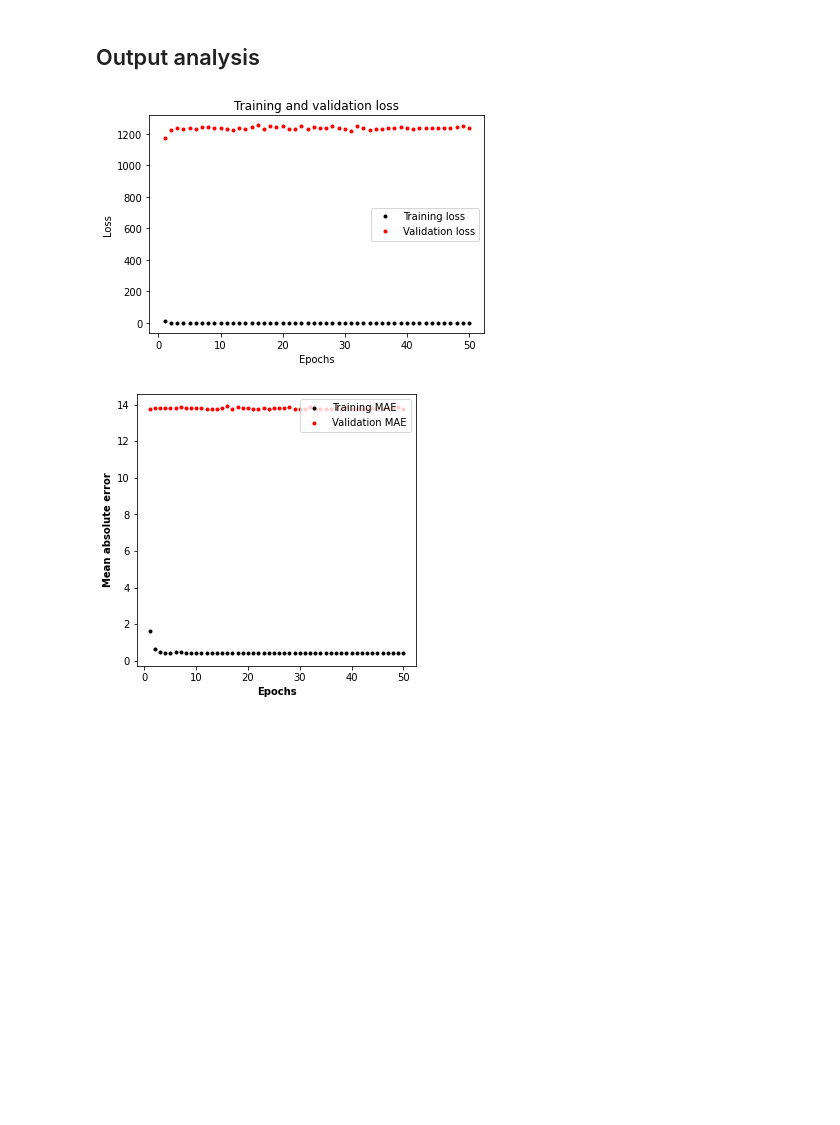
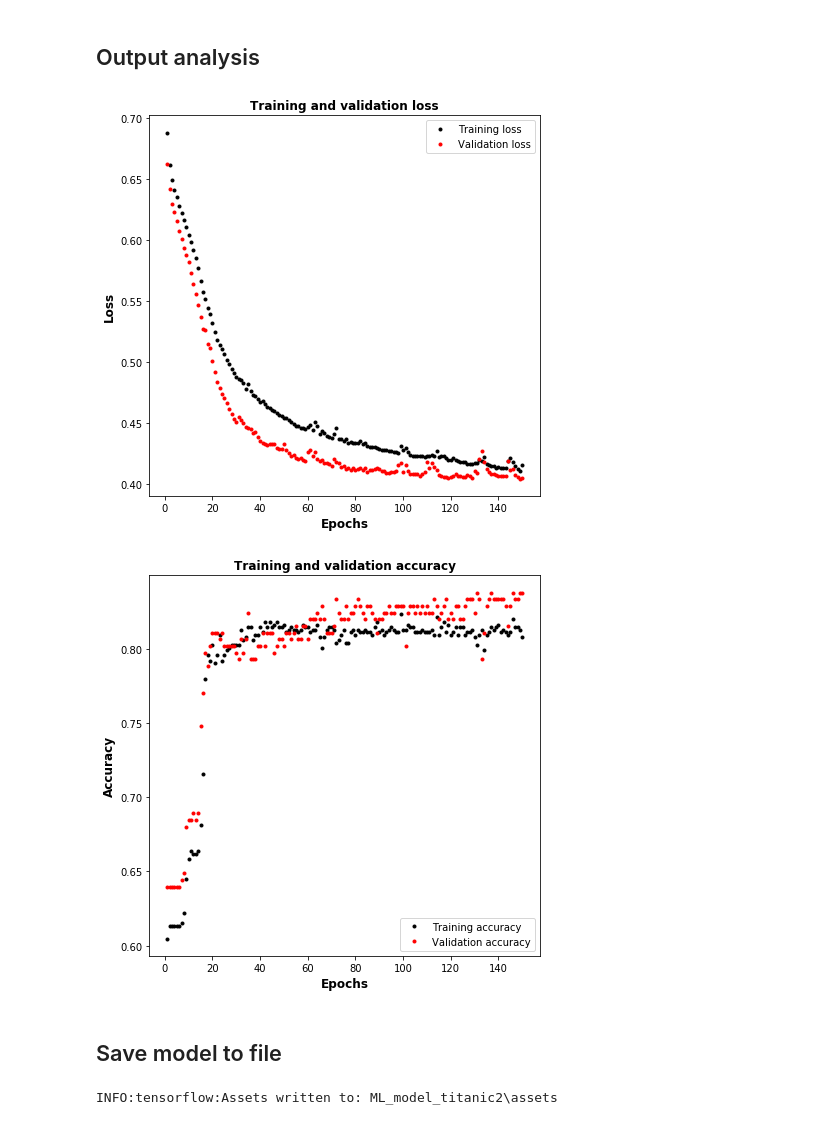
Before and after one commit to szajakubiak/titanic2_prediction, a Jupyter notebook: titanic2_train.ipynb, the cells around one changed output. Cells and saved outputs as stored; diff of their text form; code cells hidden in the pictures; blank space fills up the shorter version.

Commit message:
Training script update

```diff
--- a/titanic2_train.ipynb
+++ b/titanic2_train.ipynb
@@ -55,12 +193,12 @@ TEST_SPLIT = int(0.25 * SAMPLES + TRAIN_SPLIT)
 
 # Store new data sets
 input_train, input_validate, input_test = np.split(input_values, [TRAIN_SPLIT, TEST_SPLIT])
-flag_train, flag_validate, flag_test = np.split(flag_values, [TRAIN_SPLIT, TEST_SPLIT])
+label_train, label_validate, label_test = np.split(label_values, [TRAIN_SPLIT, TEST_SPLIT])
 
 # Plot
-plt.plot(input_train["Pclass"], flag_train, "k.", label="Train")
-plt.plot(input_validate["Pclass"], flag_validate, "b.", label="Validate")
-plt.plot(input_test["Pclass"], flag_test, "r.", label="Test")
+plt.plot(input_train["Age_norm"], label_train, "k.", label="Train")
+plt.plot(input_validate["Age_norm"], label_validate, "b.", label="Validate")
+plt.plot(input_test["Age_norm"], label_test, "r.", label="Test")
 plt.legend()
 plt.show()
 # %% [output]
@@ -72,13 +210,12 @@ from tensorflow.keras import layers
 
 model = tf.keras.Sequential()
 
-model.add(layers.Dense(16, activation="relu", input_shape=(5,)))
-model.add(layers.Dense(16, activation="relu"))
-model.add(layers.Dense(16, activation="relu"))
-model.add(layers.Dense(16, activation="relu"))
-model.add(layers.Dense(1))
+model.add(layers.Dense(14, activation = "relu", input_shape = (9,)))
+model.add(layers.Dense(8, activation = "relu"))
+model.add(layers.Dense(4, activation = "relu"))
+model.add(layers.Dense(1, activation = "sigmoid"))
 
-model.compile(optimizer="rmsprop", loss="mse", metrics=["mae"])
+model.compile(optimizer = "adam", loss = "binary_crossentropy", metrics = ["accuracy"])
 
 model.summary()
 # %% [output]
@@ -103,5 +238,5 @@ _________________________________________________________________
 # %% [markdown]
 ## Train the ML model
 # %%
-titanic2_ml = model.fit(input_train, flag_train, epochs=50, batch_size=32, validation_data=(input_validate, input_validate))
+titanic2_ml = model.fit(input_train, label_train, epochs = 150, batch_size = 32, validation_data = (input_validate, label_validate))
 # %% [output]
@@ -125,39 +260,42 @@ Epoch 50/50
 # %% [markdown]
 ## Output analysis
 # %%
-def graph_loss(model, skip=0):
-  loss = model.history["loss"]
-  val_loss = model.history["val_loss"]
+loss = titanic2_ml.history["loss"]
+val_loss = titanic2_ml.history["val_loss"]
+epochs = range(1, len(loss) + 1)
 
-  epochs = range(1, len(loss) + 1)
+fig, ax1 = plt.subplots(1, 1, figsize=(7,7))
 
-  plt.plot(epochs[skip:], loss[skip:], "k.", label = "Training loss")
-  plt.plot(epochs[skip:], val_loss[skip:], "r.", label = "Validation loss")
-  plt.title("Training and validation loss")
-  plt.xlabel("Epochs")
-  plt.ylabel("Loss")
-  plt.legend()
-  plt.show()
-
-graph_loss(titanic2_ml)
+ax1.plot(epochs, loss, "k.", label = "Training loss")
+ax1.plot(epochs, val_loss, "r.", label = "Validation loss")
+ax1.set_title("Training and validation loss", size = 12, fontweight="bold")
+ax1.set_xlabel("Epochs", size = 12, fontweight="bold")
+ax1.set_ylabel("Loss", size = 12, fontweight="bold")
+ax1.legend(loc='upper right')
+plt.show()
 # %% [output]
-[figure, old version]
+[figure, new version]
 # %%
-mae = titanic2_ml.history["mae"]
-val_mae = titanic2_ml.history["val_mae"]
-epochs = range(1, len(mae) + 1)
-skip = 0
+accuracy = titanic2_ml.history["accuracy"]
+val_accuracy = titanic2_ml.history["val_accuracy"]
+epochs = range(1, len(accuracy) + 1)
 
-fig, ax1 = plt.subplots(1, 1, figsize=(5,5))
+fig, ax1 = plt.subplots(1, 1, figsize=(7,7))
 
-ax1.plot(epochs[skip:], mae[skip:], "k.", label = "Training MAE")
-ax1.plot(epochs[skip:], val_mae[skip:], "r.", label = "Validation MAE")
-text_pos_x = 0.10
-text_pos_y = 0.95
-#ax1.text(text_pos_x, text_pos_y, "(b) PM10", transform=ax1.transAxes)
-ax1.set_xlabel("Epochs", fontweight="bold")
-ax1.set_ylabel("Mean absolute error", fontweight="bold")
-ax1.legend(loc='upper right')
+ax1.plot(epochs, accuracy, "k.", label = "Training accuracy")
+ax1.plot(epochs, val_accuracy, "r.", label = "Validation accuracy")
+ax1.set_title("Training and validation accuracy", size = 12, fontweight="bold")
+ax1.set_xlabel("Epochs", size = 12, fontweight="bold")
+ax1.set_ylabel("Accuracy", size = 12, fontweight="bold")
+ax1.legend(loc='lower right')
 plt.show()
 # %% [output]
-[figure, old version]
+[figure, new version]
+# %% [markdown]
+## Save model to file
+# %%
+model_filename = "ML_model_titanic2"
+
+model.save(model_filename)
+# %% [output]
+INFO:tensorflow:Assets written to: ML_model_titanic2\assets
```
Also changed, not shown: parts of 21 cells of this notebook.
